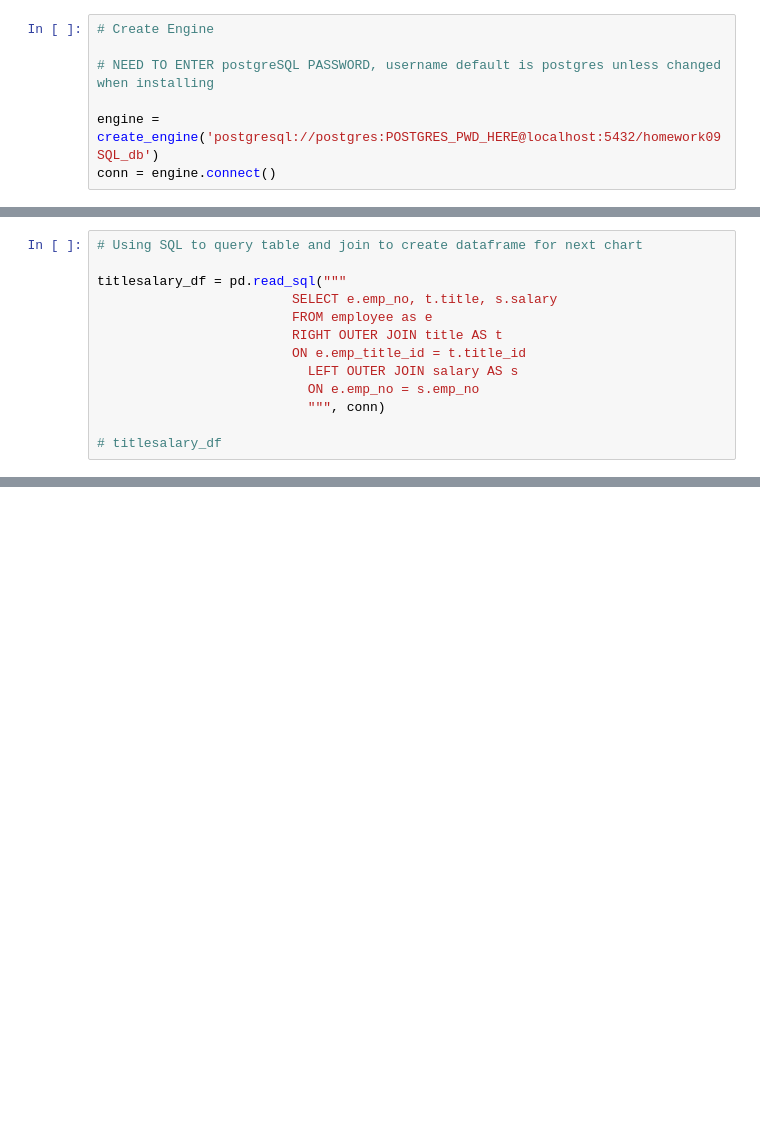
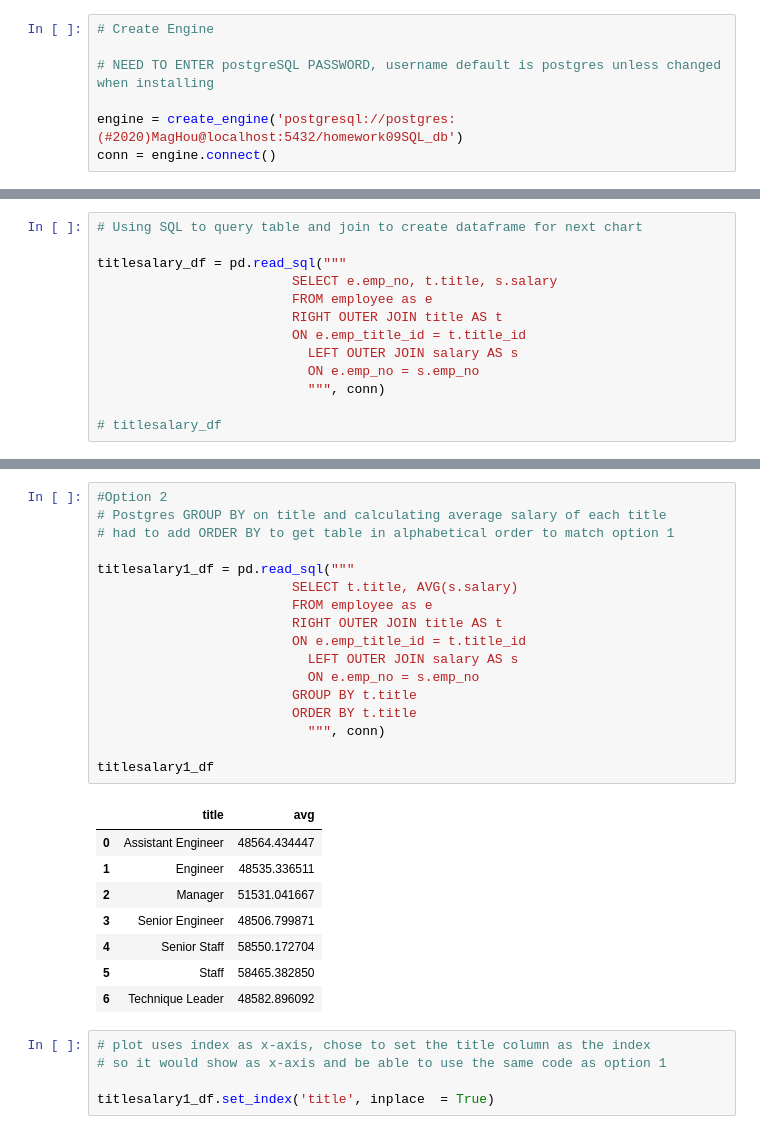
Before and after one commit to troyyoungblood/20210120Homework_TDY, a Jupyter notebook: SQL_Challenge/EmployeeSQL/data/ty_sqlchallenge_bonus.ipynb, the cells around one changed output, grey strips where cells are left out. Saved outputs shown, nothing was run; the diff lists cells and outputs as text; blank space fills up the shorter version.

```diff
--- a/SQL_Challenge/EmployeeSQL/data/ty_sqlchallenge_bonus.ipynb
+++ b/SQL_Challenge/EmployeeSQL/data/ty_sqlchallenge_bonus.ipynb
@@ -13,7 +13,7 @@ from sqlalchemy import create_engine
 
 # NEED TO ENTER postgreSQL PASSWORD, username default is postgres unless changed when installing
 
-engine = create_engine('postgresql://postgres:POSTGRES_PWD_HERE@localhost:5432/homework09SQL_db')
+engine = create_engine('postgresql://postgres:(#2020)MagHou@localhost:5432/homework09SQL_db')
 conn = engine.connect()
 # %%
 # Query All Records in the the salary Table
@@ -63,3 +67,34 @@ plt.ylabel("Average Salary")
 plt.savefig("ty_HW09_avgsalarybytitle.png",bbox_inches='tight')
 # %% [output]
 [figure]
+# %%
+#Option 2
+# Postgres GROUP BY on title and calculating average salary of each title
+# had to add ORDER BY to get table in alphabetical order to match option 1
+
+titlesalary1_df = pd.read_sql("""
+                         SELECT t.title, AVG(s.salary)
+                         FROM employee as e
+                         RIGHT OUTER JOIN title AS t
+                         ON e.emp_title_id = t.title_id
+                           LEFT OUTER JOIN salary AS s
+                           ON e.emp_no = s.emp_no
+                         GROUP BY t.title
+                         ORDER BY t.title
+                           """, conn)
+
+titlesalary1_df
+# %% [output]
+|  | title | avg |
+| 0 | Assistant Engineer | 48564.434447 |
+| 1 | Engineer | 48535.336511 |
+| 2 | Manager | 51531.041667 |
+| 3 | Senior Engineer | 48506.799871 |
+| 4 | Senior Staff | 58550.172704 |
+| 5 | Staff | 58465.382850 |
+| 6 | Technique Leader | 48582.896092 |
+# %%
+# plot uses index as x-axis, chose to set the title column as the index
+# so it would show as x-axis and be able to use the same code as option 1
+
+titlesalary1_df.set_index('title', inplace  = True)
```
Also changed, not shown: parts of 3 cells of this notebook.
